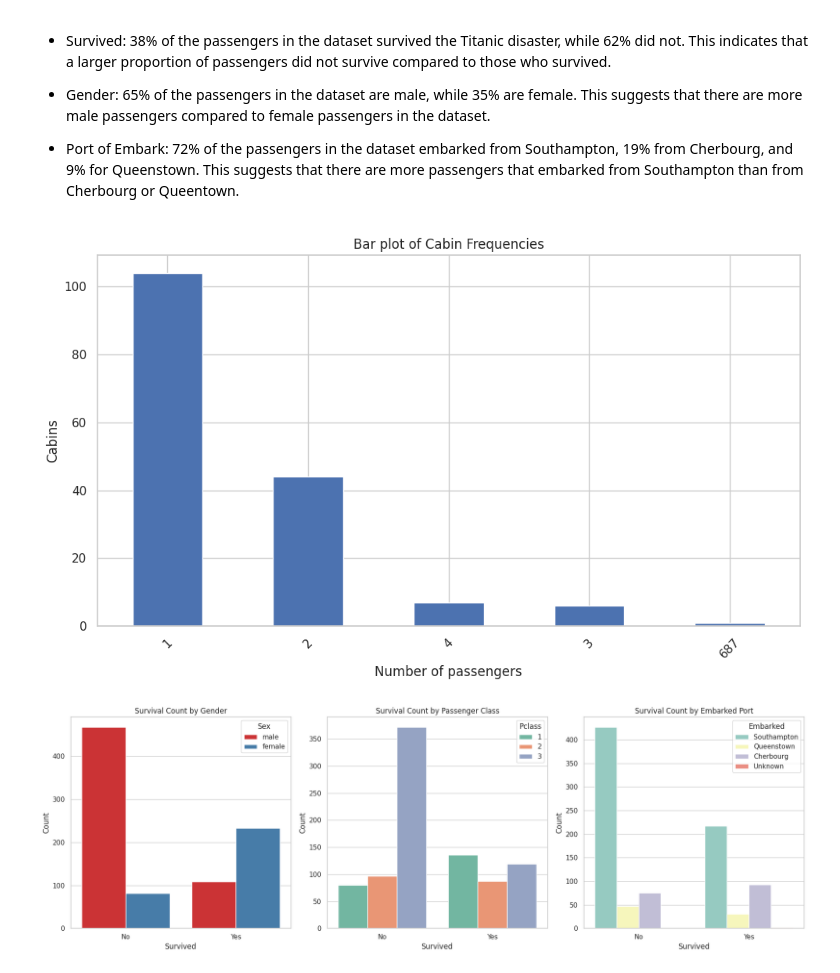
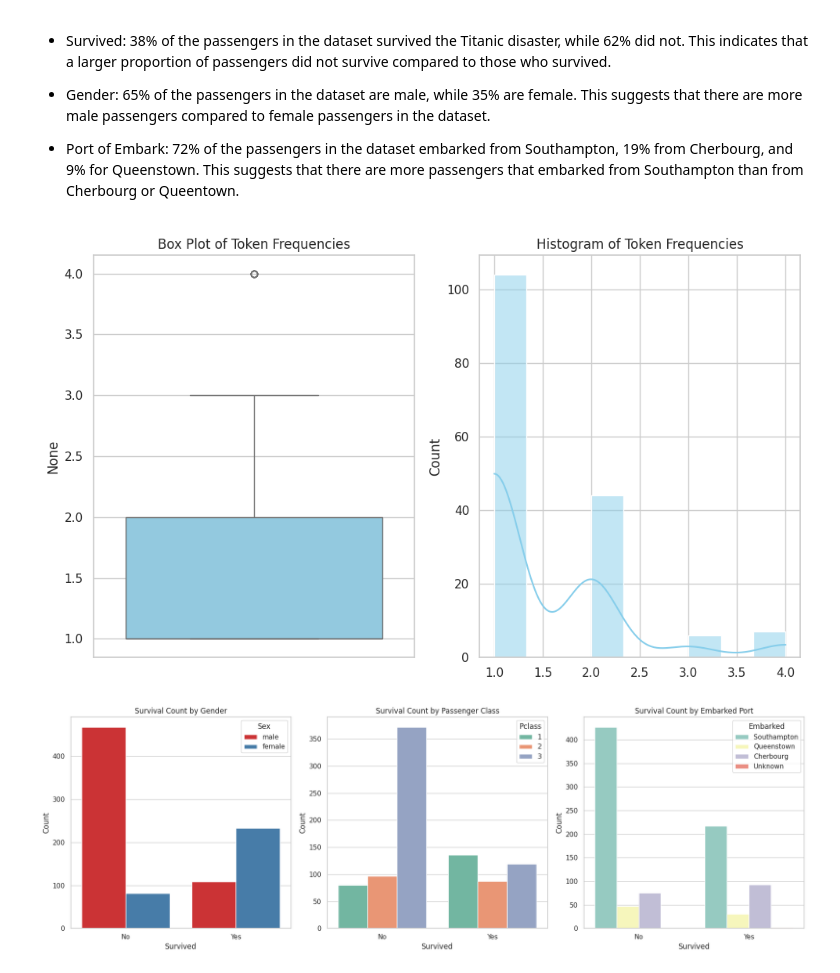
Before and after one commit to lindaperez/2024_KaggleGettingStarted, a Jupyter notebook: Titanic2024.ipynb, the cells around one changed output. Drawn from its saved outputs; the diff is of its cells as text; code cells hidden in the pictures.

```diff
--- a/Titanic2024.ipynb
+++ b/Titanic2024.ipynb
@@ -366,34 +366,43 @@ raw_train_df.fillna('Unknown', inplace=True)
 # %%
 from collections import defaultdict
 raw_train_df['Cabin'] = raw_train_df['Cabin'].astype(str)
 # Initialize an empty dictionary to store token frequencies
 token_freq = defaultdict(int)
 
 # Iterate over each value in the column
 for value in raw_train_df['Cabin']:
     # Split the value by space
       tokens = value.split()
       # Count the frequency of each token
       for token in tokens:
           token_freq[token] = token_freq.get(token, 0) + 1
 
 # Convert the dictionary to a set
 token_set = set(token_freq.items())
 # Assuming df is your DataFrame and 'cabin' is the column containing token frequencies
 token_freq_series = pd.Series(token_freq)
 cabin_token_freq = token_freq_series.value_counts()
 
-# Plotting the bar plot
+import matplotlib.pyplot as plt
+import seaborn as sns
+
+# Assuming token_freq_series is your Series containing token frequencies
 plt.figure(figsize=(10, 6))
-cabin_token_freq.plot(kind='bar')
-plt.xlabel('Number of passengers')
-plt.ylabel('Cabins')
-plt.title('Bar plot of Cabin Frequencies')
-plt.xticks(rotation=45)  # Rotate x-axis labels for better readability
-plt.tight_layout()  # Adjust layout to prevent clipping of labels
+
+# Create subplot for the boxplot
+plt.subplot(1, 2, 1)
+sns.boxplot(y=token_freq_series, color='skyblue')
+plt.title('Box Plot of Token Frequencies')
+
+# Create subplot for the histogram
+plt.subplot(1, 2, 2)
+sns.histplot(token_freq_series, kde=True, color='skyblue')
+plt.title('Histogram of Token Frequencies')
+
+plt.tight_layout()  # Adjust layout to prevent overlapping
 plt.show()
 # %% [output]
-[figure, old version]
+[figure, new version]
 # %%
 import seaborn as sns
 import matplotlib.pyplot as plt
```
